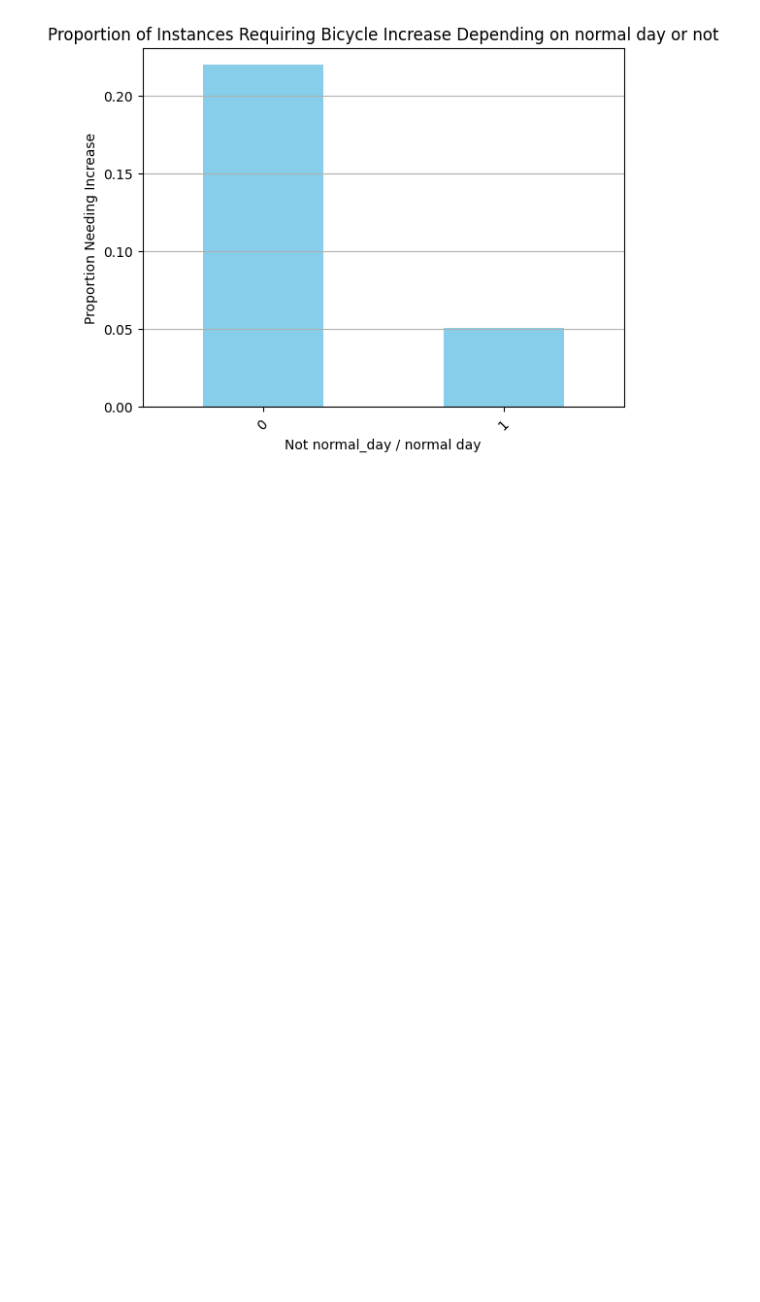
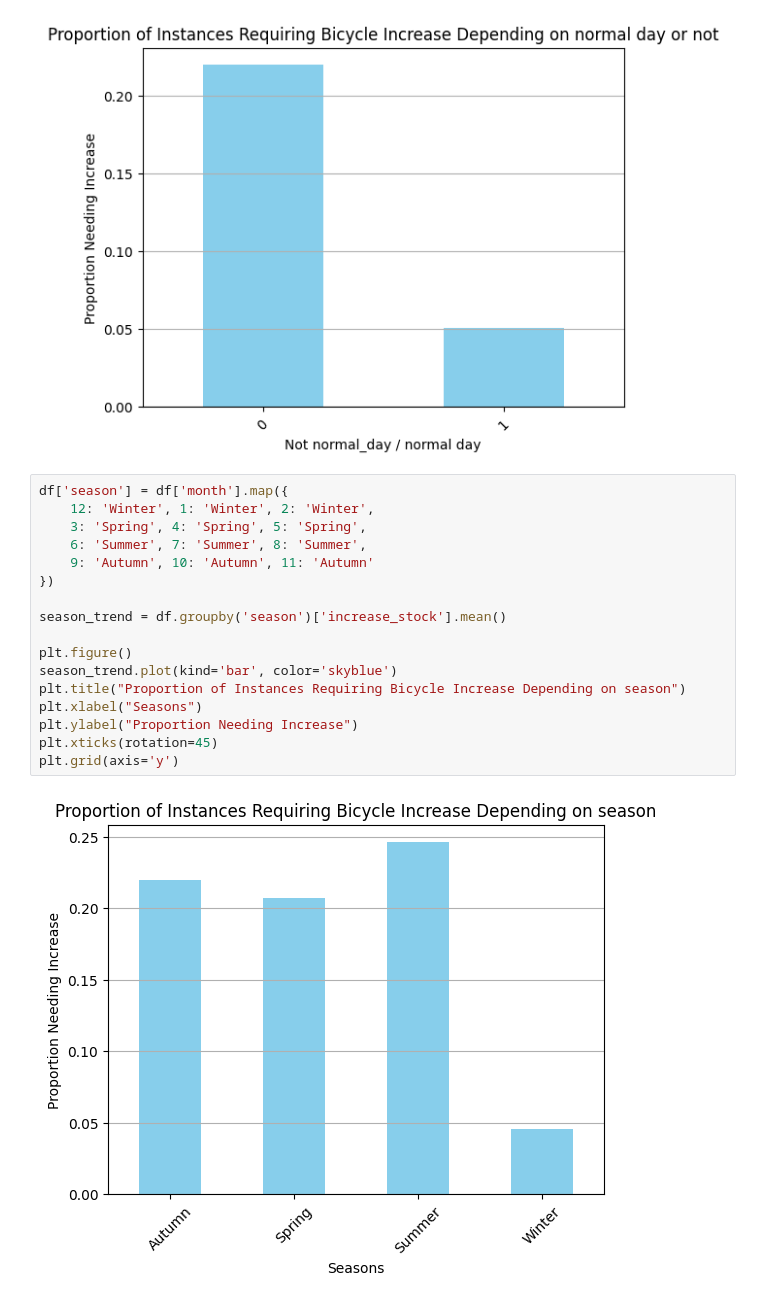
Before and after one commit to ViktorBakken/SM-r, a Jupyter notebook: data_analysis/analysis_of_rest.ipynb, the cells around one changed output. Cells and saved outputs as stored; diff of their text form; blank space fills up the shorter version.

```diff
--- a/data_analysis/analysis_of_rest.ipynb
+++ b/data_analysis/analysis_of_rest.ipynb
@@ -330,3 +330,22 @@ plt.xticks(rotation=45)
 plt.grid(axis='y')
 # %% [output]
 [figure]
+# %%
+df['season'] = df['month'].map({
+    12: 'Winter', 1: 'Winter', 2: 'Winter',
+    3: 'Spring', 4: 'Spring', 5: 'Spring',
+    6: 'Summer', 7: 'Summer', 8: 'Summer',
+    9: 'Autumn', 10: 'Autumn', 11: 'Autumn'
+})
+
+season_trend = df.groupby('season')['increase_stock'].mean()
+
+plt.figure()
+season_trend.plot(kind='bar', color='skyblue')
+plt.title("Proportion of Instances Requiring Bicycle Increase Depending on season")
+plt.xlabel("Seasons")
+plt.ylabel("Proportion Needing Increase")
+plt.xticks(rotation=45)
+plt.grid(axis='y')
+# %% [output]
+[figure, added]
```
Also changed, not shown: parts of 5 cells of this notebook, 2 other files.
